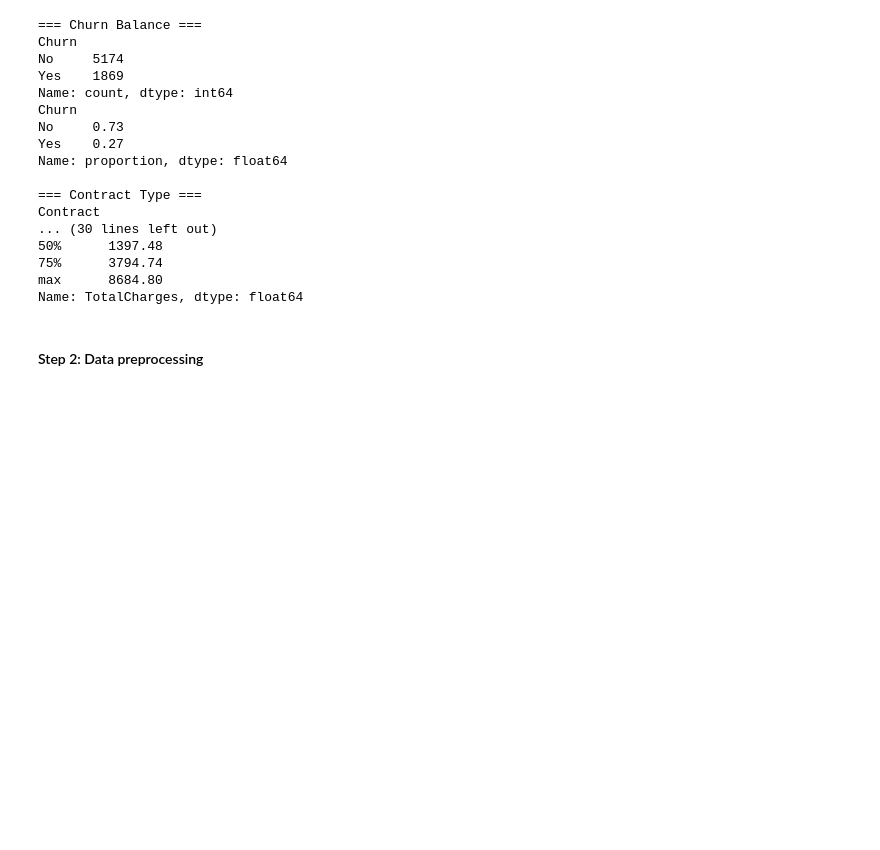
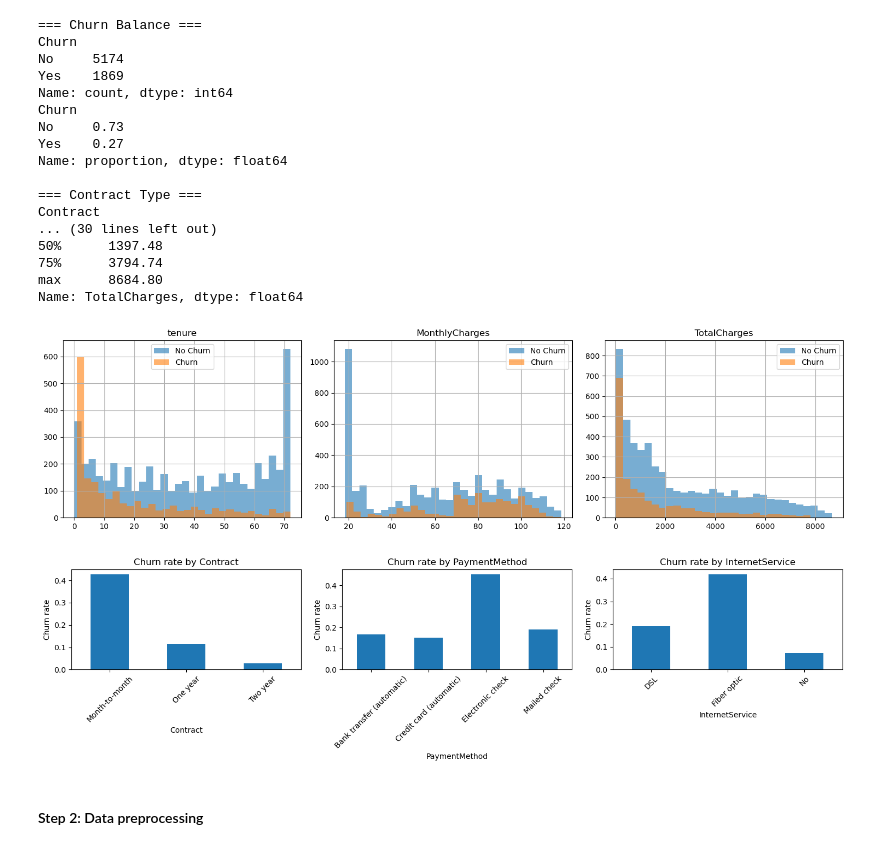
Before and after one commit to marctnguy/LAB-sklearn-Model-Training-Evaluation, a Jupyter notebook: cxchurn-prediction.ipynb, the cells around one changed output. Cells and saved outputs as stored; diff of their text form; code cells hidden in the pictures; blank space fills up the shorter version.

```diff
--- a/cxchurn-prediction.ipynb
+++ b/cxchurn-prediction.ipynb
@@ -76,6 +76,38 @@ Contract
 75%      3794.74
 max      8684.80
 Name: TotalCharges, dtype: float64
+# %%
+import matplotlib.pyplot as plt
+import seaborn as sns
+
+df_raw = pd.read_csv('WA_Fn-UseC_-Telco-Customer-Churn.csv')
+df_raw['TotalCharges'] = pd.to_numeric(df_raw['TotalCharges'], errors='coerce')
+df_raw['Churn'] = df_raw['Churn'].map({'Yes': 1, 'No': 0})  # needed to calculate mean
+
+# Numeric features
+numeric_cols = ['tenure', 'MonthlyCharges', 'TotalCharges']
+fig, axes = plt.subplots(1, 3, figsize=(15, 4))
+for i, col in enumerate(numeric_cols):
+    df_raw[df_raw['Churn'] == 0][col].hist(alpha=0.6, ax=axes[i], bins=30, label='No Churn')
+    df_raw[df_raw['Churn'] == 1][col].hist(alpha=0.6, ax=axes[i], bins=30, label='Churn')
+    axes[i].set_title(col)
+    axes[i].legend()
+plt.tight_layout()
+plt.show()
+
+# Categorical features
+cat_cols = ['Contract', 'PaymentMethod', 'InternetService']
+fig, axes = plt.subplots(1, 3, figsize=(15, 4))
+for i, col in enumerate(cat_cols):
+    df_raw.groupby(col)['Churn'].mean().plot(kind='bar', ax=axes[i])
+    axes[i].set_title(f'Churn rate by {col}')
+    axes[i].set_ylabel('Churn rate')
+    axes[i].tick_params(axis='x', rotation=45)
+plt.tight_layout()
+plt.show()
+# %% [output]
+[figure, added]
+[figure, added]
 # %% [markdown]
 #### Step 2: Data preprocessing
 # %%
```
Also changed, not shown: parts of 8 cells of this notebook.
